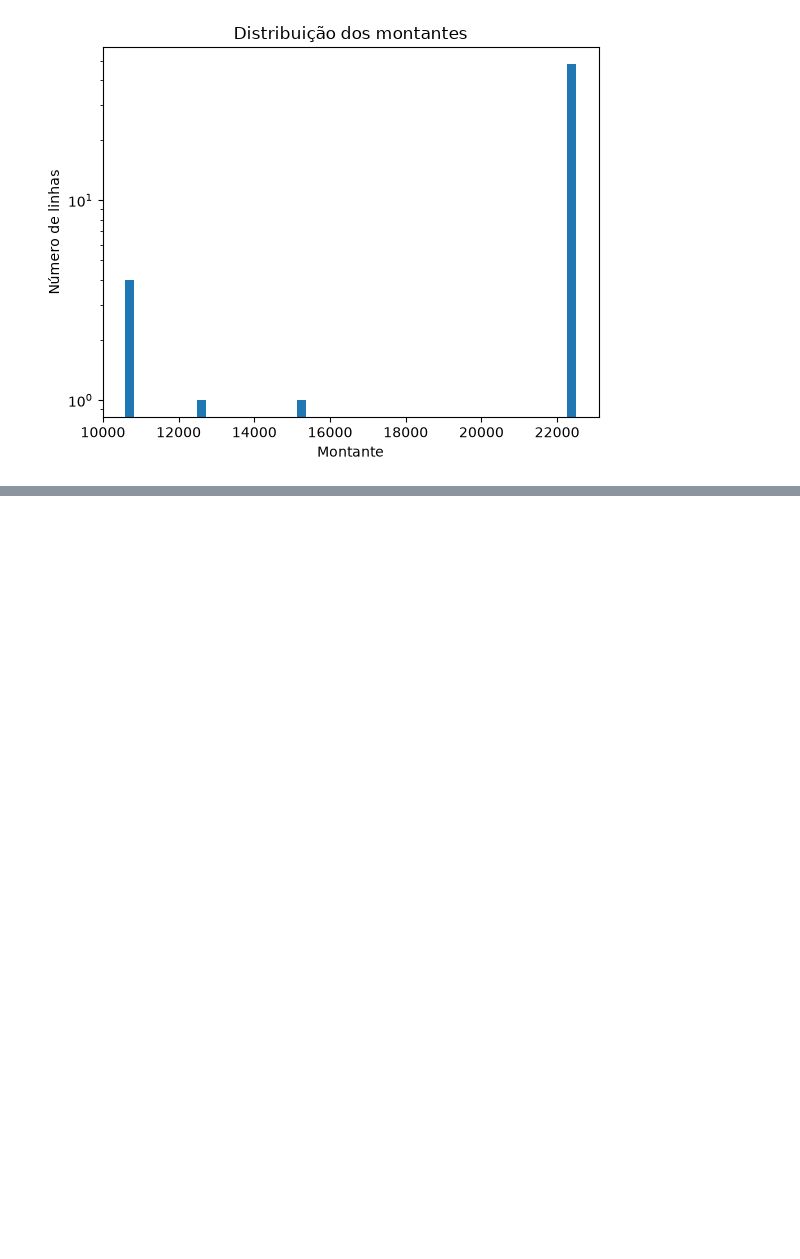
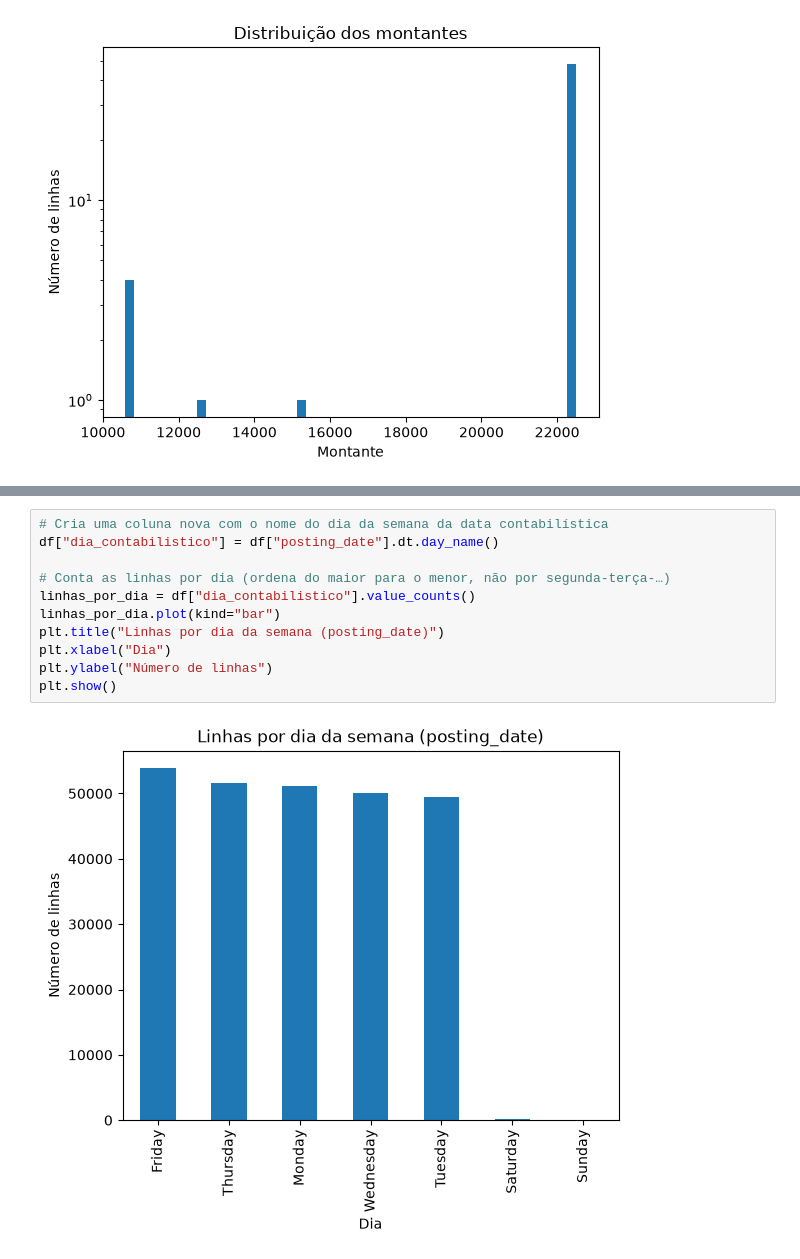
Before and after one commit to PauloMoreira467/AI-ledger-guard, a Jupyter notebook: notebooks/01_exploracao.ipynb, the cells around one changed output, grey strips where cells are left out. Saved outputs shown, nothing was run; the diff lists cells and outputs as text; blank space fills up the shorter version.

```diff
--- a/notebooks/01_exploracao.ipynb
+++ b/notebooks/01_exploracao.ipynb
@@ -347,0 +375,13 @@ df[montante_acima_de_5000][["posting_id", "posting_date", "gl_account_name", "cd
+# %%
+# Cria uma coluna nova com o nome do dia da semana da data contabilística
+df["dia_contabilistico"] = df["posting_date"].dt.day_name()
+
+# Conta as linhas por dia (ordena do maior para o menor, não por segunda-terça-…)
+linhas_por_dia = df["dia_contabilistico"].value_counts()
+linhas_por_dia.plot(kind="bar")
+plt.title("Linhas por dia da semana (posting_date)")
+plt.xlabel("Dia")
+plt.ylabel("Número de linhas")
+plt.show()
+# %% [output]
+[figure, added]
```
Also changed, not shown: parts of 11 cells of this notebook.
